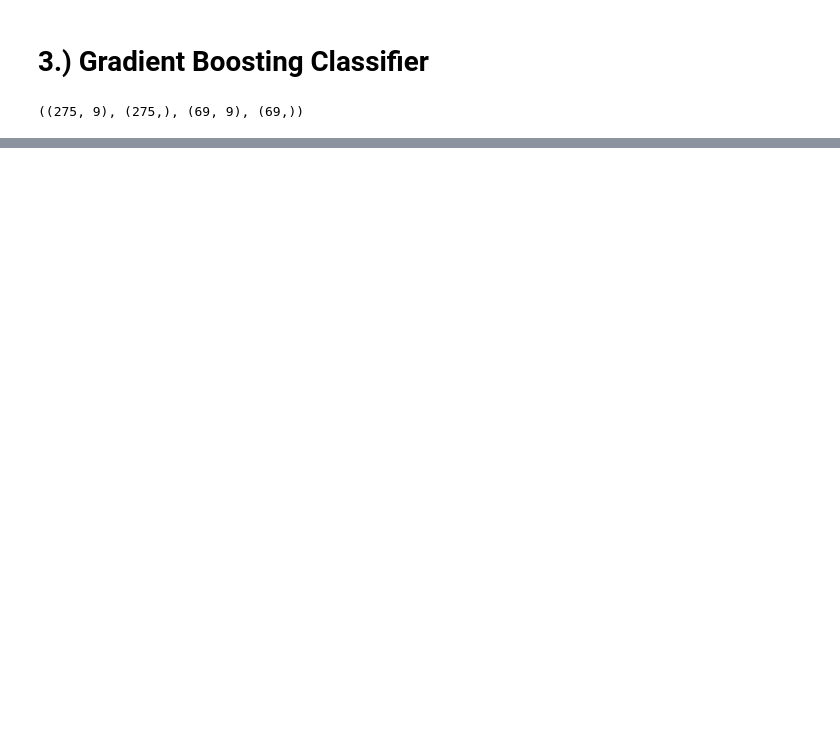
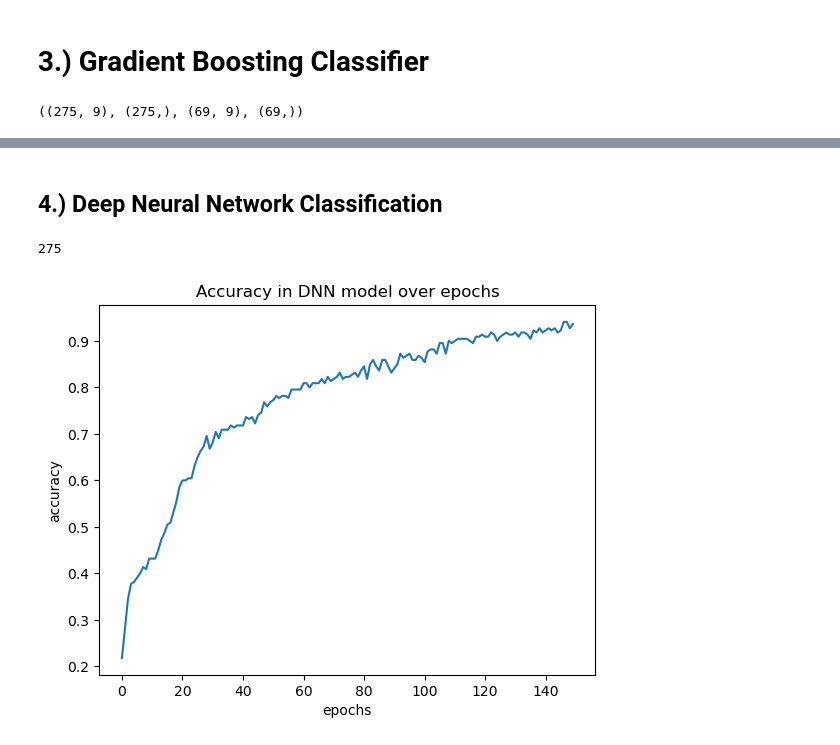
Before and after one commit to gisthuband/Capstone_2_DS_Job_Locator, a Jupyter notebook: preprocessing and model training.ipynb, the cells around one changed output, grey strips where cells are left out. Cells and saved outputs as stored; diff of their text form; code cells hidden in the pictures; blank space fills up the shorter version.

```diff
--- a/preprocessing and model training.ipynb
+++ b/preprocessing and model training.ipynb
@@ -254,7 +277,5 @@ print (gb.best_score_)
 0.9854545454545456
 # %%
-gb_best = GradientBoostingClassifier(learning_rate=.75, max_depth=3, max_features=4, n_estimators=50)
+gb_best = GradientBoostingClassifier(learning_rate=.1, max_depth=4, max_features=6, n_estimators=50)
 model = gb_best.fit(X_train, y_train)
 y_pred = model.predict(X_test)
-
-print('Best Test Accuracy Score:', metrics.accuracy_score(y_test, y_pred))
@@ -275 +303,3 @@ print (cm)
  [ 0  0  0  0 10]]
+# %% [markdown]
+## 4.) Deep Neural Network Classification
@@ -275,0 +309,35 @@ print (cm)
+# %%
+X = dummed_df[features]
+y = dummed_df[['west','east','south','midwest','remote']]
+X_train, X_test, y_train, y_test = train_test_split(X, y, test_size=.2, random_state=1, stratify=y)
+X_train = tf.convert_to_tensor(X_train)
+normalizer = tf.keras.layers.Normalization(axis=-1)
+normalizer.adapt(X_train)
+# %% [output]
+275
+# %%
+def get_basic_model():
+
+    model = tf.keras.Sequential([
+        normalizer,
+        tf.keras.layers.Dense(30, activation='relu'),
+        tf.keras.layers.Dense(10, activation='relu'),
+        tf.keras.layers.Dense(10, activation='relu'),
+        tf.keras.layers.Dense(5)
+      ])
+
+    model.compile(optimizer='adam',
+                    loss=tf.keras.losses.CategoricalCrossentropy(from_logits=True),
+                    metrics=['accuracy', 'precision', 'recall'])
+    return model
+# %%
+model = get_basic_model()
+hist=model.fit(X_train, y_train, epochs=150, validation_split=.2, batch_size=16, verbose=False)
+# %%
+plt.plot(hist.history['accuracy'])
+plt.xlabel('epochs')
+plt.ylabel('accuracy')
+plt.title('Accuracy in DNN model over epochs')
+plt.show()
+# %% [output]
+[figure, added]
```
Also changed, not shown: parts of 31 cells of this notebook.
